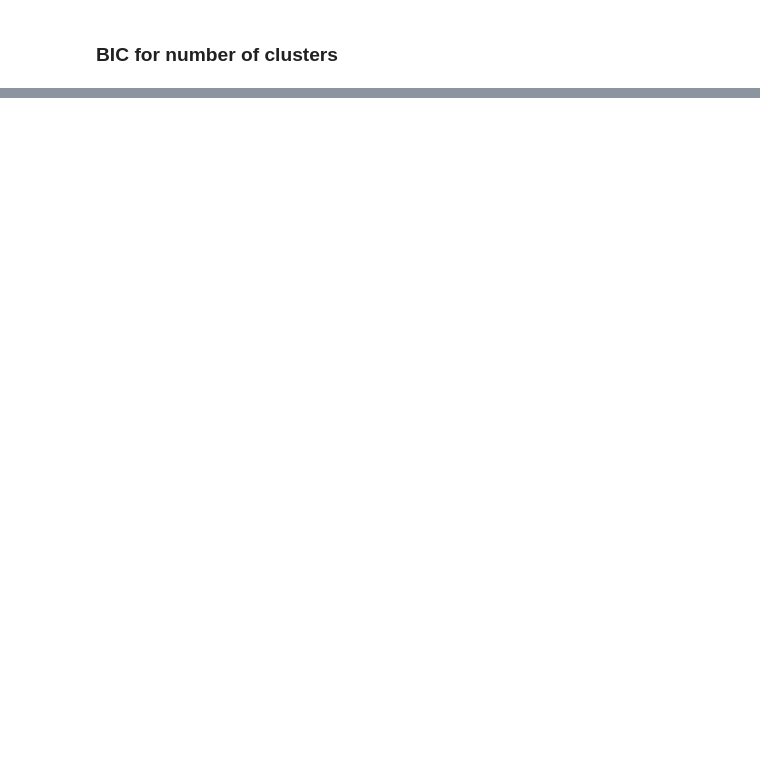
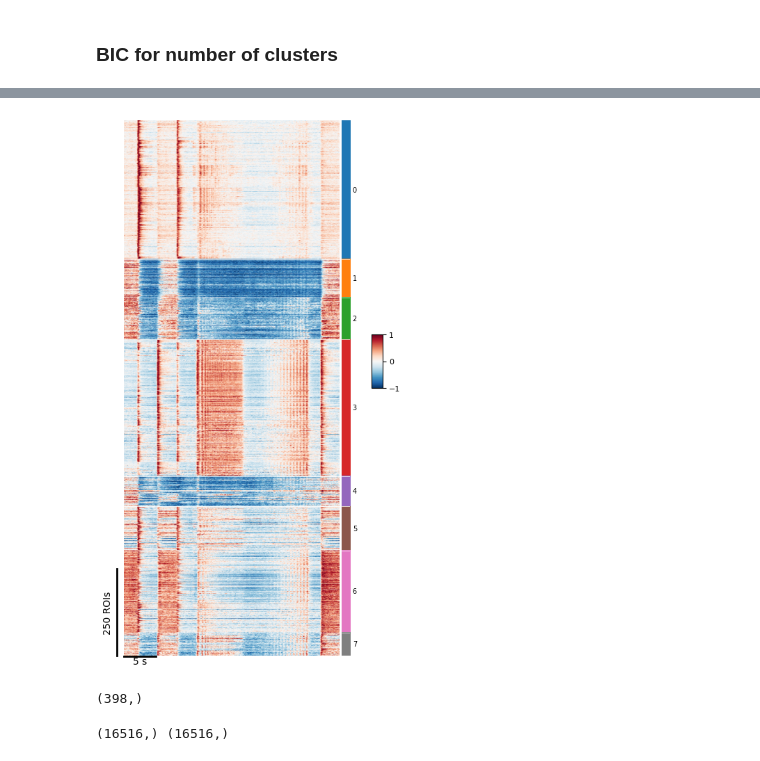
Before and after one commit to FloskelSalomon/amacrine_cells_neuromodulation, a Jupyter notebook: notebooks/light_stimulus/Clustering.ipynb, the cells around one changed output, grey strips where cells are left out. Saved outputs shown, nothing was run; the diff lists cells and outputs as text; code cells hidden in the pictures; blank space fills up the shorter version.

```diff
--- a/notebooks/light_stimulus/Clustering.ipynb
+++ b/notebooks/light_stimulus/Clustering.ipynb
@@ -364,0 +343,79 @@ len(df_c1_thresh[df_c1_thresh["qidx_lChirp"] > 0.35])
+# %%
+# --- cluster labels, in the same order as the rows of average_traces_chirp ---
+df_c1_thresh_sorted = df_c1_thresh.sort_values(by=["cluster_gchirp"], kind="stable")
+cluster_labels = df_c1_thresh_sorted["cluster_gchirp"].to_numpy()
+assert len(cluster_labels) == average_traces_chirp.shape[0], "Row count mismatch!"
+
+unique_clusters, cluster_codes = np.unique(cluster_labels, return_inverse=True)
+n_clusters = len(unique_clusters)
+base_cmap = plt.get_cmap("tab10" if n_clusters <= 10 else "tab20")
+cluster_cmap = ListedColormap([base_cmap(i % base_cmap.N) for i in range(n_clusters)])
+cluster_norm = BoundaryNorm(np.arange(-0.5, n_clusters + 0.5), n_clusters)
+
+fig, ax = plt.subplots(figsize=(4, 10))
+im = ax.imshow(average_traces_chirp, aspect='auto', cmap='RdBu_r', vmin=-1, vmax=1)
+ax.axis("off")
+
+# --- lock the axes to the image extent BEFORE drawing anything outside it ---
+x_lim = ax.get_xlim()          # (-0.5, ncols - 0.5)
+y_lim = ax.get_ylim()          # (nrows - 0.5, -0.5)
+ax.set_autoscale_on(False)     # prevents the scale bars from expanding the axes
+
+# --- horizontal time scale bar ---
+x_start = 0
+y_pos = y_lim[0] + 0.5  # just below the plot
+ax.plot([x_start, x_start + bar_length_chirp], [y_pos, y_pos], color='black', lw=2, clip_on=False)
+ax.text(x_start + bar_length_chirp / 2, y_pos + 0.75,
+        f'{seconds_chirp} s', ha='center', va='top', fontsize=10, color="black")
+
+# --- vertical ROI count scale bar (bottom-aligned, just left of the image) ---
+n_rois_bar = 250
+x_bar = x_lim[0] - 0.03 * (x_lim[1] - x_lim[0])   # small gap relative to image width
+y_top_of_bar = y_lim[1] + average_traces_chirp.shape[0] - n_rois_bar
+y_bottom_of_bar = y_top_of_bar + n_rois_bar
+ax.plot([x_bar, x_bar], [y_top_of_bar, y_bottom_of_bar],
+        color='black', lw=2, clip_on=False)
+ax.text(x_bar - 0.02 * (x_lim[1] - x_lim[0]), (y_top_of_bar + y_bottom_of_bar) / 2,
+        f'{n_rois_bar} ROIs', ha='right', va='center', rotation=90, fontsize=10, color="black")
+
+# --- cluster annotation bar on the right (now exactly the heatmap's height) ---
+clax = ax.inset_axes([1.01, 0.0, 0.04, 1.0])
+clax.imshow(cluster_codes[:, None], aspect='auto', cmap=cluster_cmap, norm=cluster_norm,
+            interpolation='nearest')
+clax.axis("off")
+
+boundaries = np.flatnonzero(np.diff(cluster_codes)) + 1
+starts = np.concatenate(([0], boundaries))
+ends = np.concatenate((boundaries, [len(cluster_codes)]))
+for code, s, e in zip(cluster_codes[starts], starts, ends):
+    clax.text(1.3, (s + e - 1) / 2, str(unique_clusters[code]),
+              transform=clax.get_yaxis_transform(),
+              ha='left', va='center', fontsize=7, color="black")
+for b in boundaries:
+    ax.axhline(b - 0.5, color='white', lw=0.5)
+    clax.axhline(b - 0.5, color='white', lw=0.5)
+
+# --- colorbar ---
+cax = ax.inset_axes([1.15, 0.5, 0.05, 0.1])
+cbar = fig.colorbar(im, cax=cax)
+cbar.ax.tick_params(labelsize=8)
+
+plt.savefig("../plots/clustering/heatmap_gchirp_clustered.png",
+            bbox_inches="tight", dpi=300)
+plt.show()
+# %% [output]
+[figure, added]
+# %%
+df_cluster0 = df_c1_thresh_sorted[df_c1_thresh_sorted["cluster_gchirp"] == 0]
+averages_cluster0 = df_cluster0["average_norm_gChirp"].values
+
+averages_cluster0.shape
+# %% [output]
+(398,)
+# %%
+mean_response = np.mean(averages_cluster0)
+std_response = np.std(averages_cluster0)
+
+print(mean_response.shape, std_response.shape)
+# %% [output]
+(16516,) (16516,)
```
Also changed, not shown: parts of 54 cells of this notebook, 2 other files.
